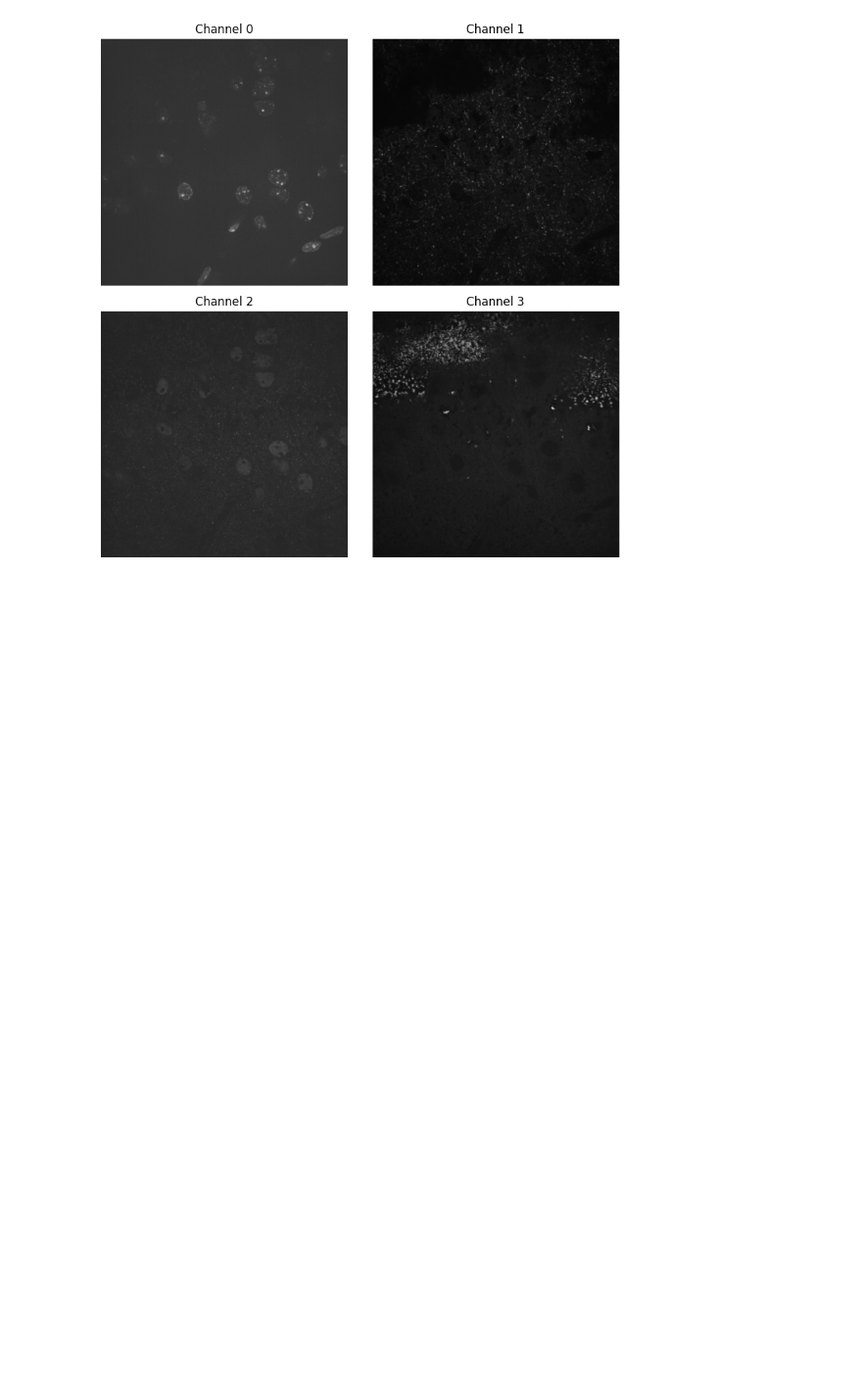
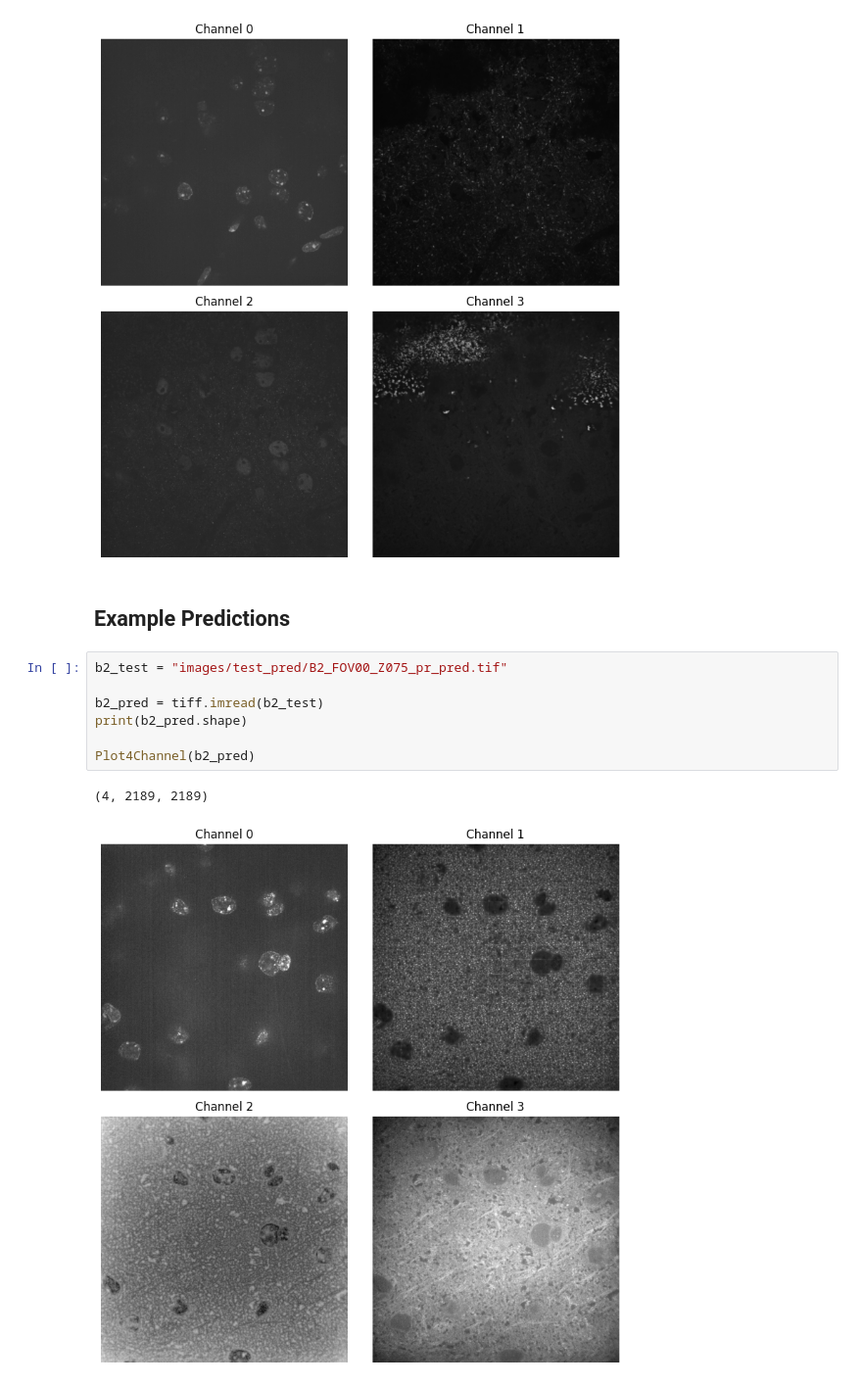
Before and after one commit to peneeta/neuro-ml-capstone, a Jupyter notebook: visualize_panels.ipynb, the cells around one changed output. Shown at 98% size. Saved outputs shown, nothing was run; the diff lists cells and outputs as text; blank space fills up the shorter version.

Commit message:
add visualizations

```diff
--- a/visualize_panels.ipynb
+++ b/visualize_panels.ipynb
@@ -23,3 +24,15 @@ C3 = tiff.imread("images/test_images/C3_FOV00_Z000.tif")
 Plot4Channel(C3)
 # %% [output]
 [figure]
+# %% [markdown]
+## Example Predictions
+# %%
+b2_test = "images/test_pred/B2_FOV00_Z075_pr_pred.tif"
+
+b2_pred = tiff.imread(b2_test)
+print(b2_pred.shape)
+
+Plot4Channel(b2_pred)
+# %% [output]
+(4, 2189, 2189)
+[figure, added]
```
Also changed, not shown: parts of 2 cells of this notebook, 2 other files.
